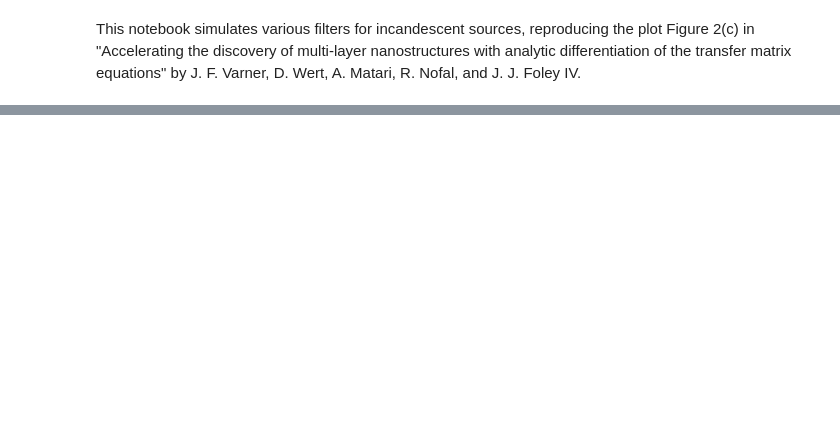
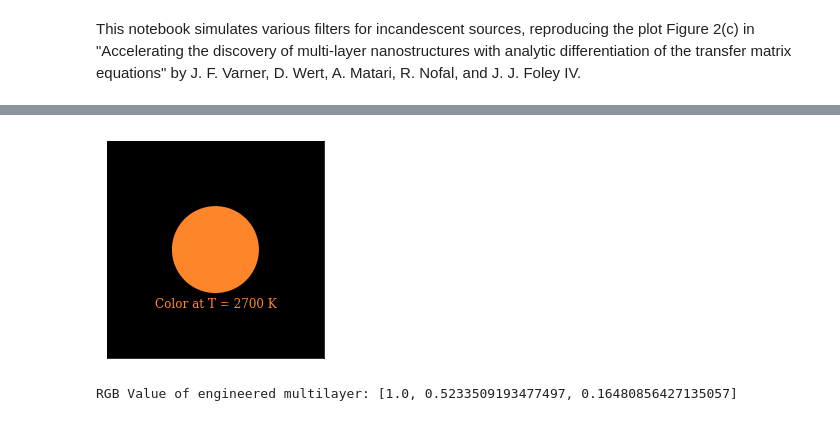
Before and after one commit to FoleyLab/wptherml_v1.0.0, a Jupyter notebook: example/Incandescent_Plot.ipynb, the cells around one changed output, grey strips where cells are left out. Cells and saved outputs as stored; diff of their text form; code cells hidden in the pictures; blank space fills up the shorter version.

```diff
--- a/example/Incandescent_Plot.ipynb
+++ b/example/Incandescent_Plot.ipynb
@@ -208,0 +228,6 @@ plt.show()
+# %%
+ml.thermal_color()
+print("RGB Value of engineered multilayer:",ml.thermal_rgb)
+# %% [output]
+[figure, added]
+RGB Value of engineered multilayer: [1.0, 0.5233509193477497, 0.16480856427135057]
```
Also changed, not shown: parts of 6 cells of this notebook, 9 other files.
